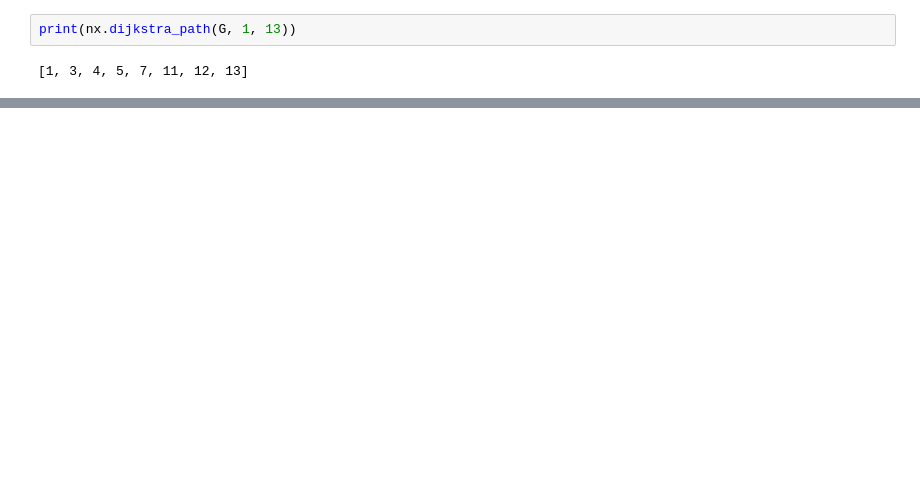
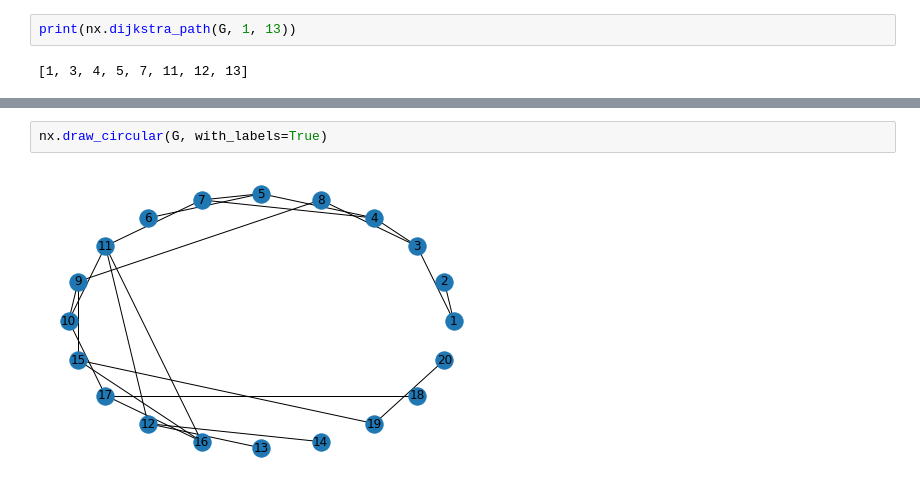
Before and after one commit to mlehotay/blog, a Jupyter notebook: jupyter/networkx.ipynb, the cells around one changed output, grey strips where cells are left out. Drawn from its saved outputs; the diff is of its cells as text; blank space fills up the shorter version.

```diff
--- a/jupyter/networkx.ipynb
+++ b/jupyter/networkx.ipynb
@@ -65,0 +37,4 @@ print(nx.dijkstra_path(G, 1, 13))
+# %%
+nx.draw_circular(G, with_labels=True)
+# %% [output]
+[figure, added]
```
Also changed, not shown: parts of 14 cells of this notebook, 3 other files.
